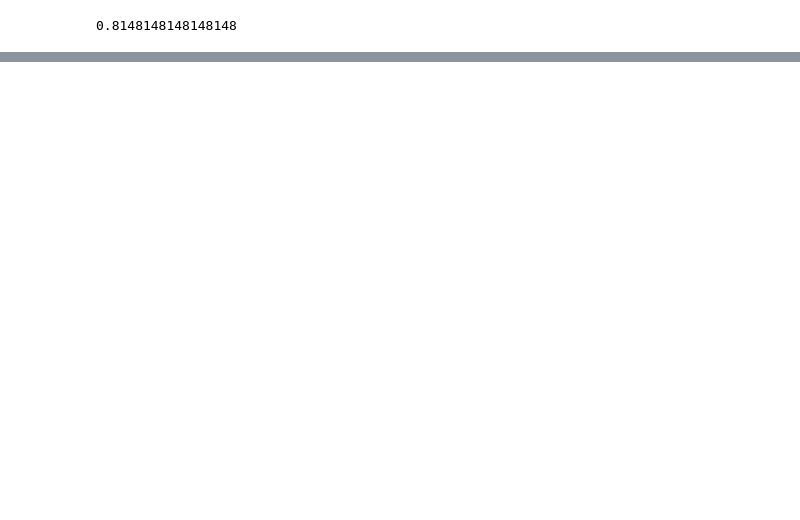
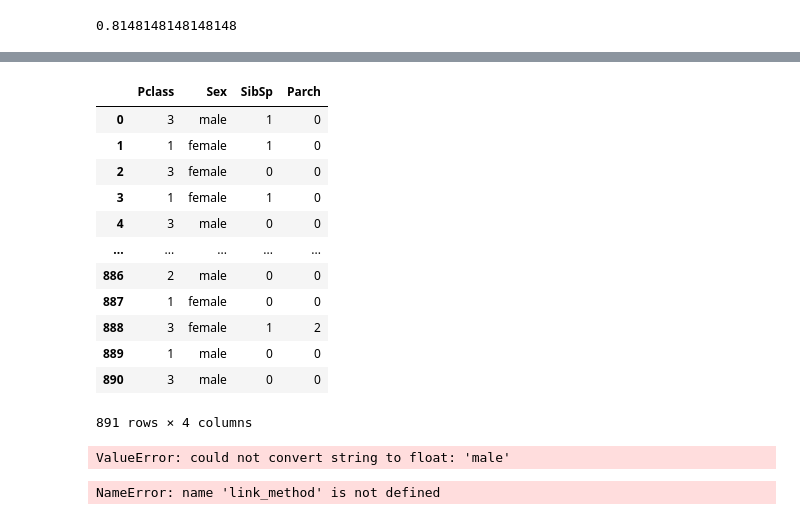
Before and after one commit to Nikhilreddy1/Titanic-passengers-survival-prediction, a Jupyter notebook: Titanic.ipynb, the cells around one changed output, grey strips where cells are left out. Drawn from its saved outputs; the diff is of its cells as text; code cells hidden in the pictures; blank space fills up the shorter version.

```diff
--- a/Titanic.ipynb
+++ b/Titanic.ipynb
@@ -423,0 +378,6 @@ AUC: 0.847
+# %%
+y_train=df['Survived']
+
+features =['Pclass','Sex','SibSp','Parch']
+X_train=pd.get_dummies(df[features])
+X_test= pd.get_dummies(df2[features])
@@ -423,0 +485,25 @@ AUC: 0.847
+# %%
+df[features]
+# %% [output]
+|  | Pclass | Sex | SibSp | Parch |
+| 0 | 3 | male | 1 | 0 |
+| 1 | 1 | female | 1 | 0 |
+| 2 | 3 | female | 0 | 0 |
+| 3 | 1 | female | 1 | 0 |
+| 4 | 3 | male | 0 | 0 |
+| ... | ... | ... | ... | ... |
+| 886 | 2 | male | 0 | 0 |
+| 887 | 1 | female | 0 | 0 |
+| 888 | 3 | female | 1 | 2 |
+| 889 | 1 | male | 0 | 0 |
+| 890 | 3 | male | 0 | 0 |
+891 rows × 4 columns
+# %%
+link_method = linkage(df_clus.iloc[:,0:12],method='average')
+# %% [output]
+ValueError: could not convert string to float: 'male'
+# %%
+clusters = fcluster(link_method,2,criterion='maxclust')
+clusters
+# %% [output]
+NameError: name 'link_method' is not defined
```
Also changed, not shown: parts of 41 cells of this notebook.
